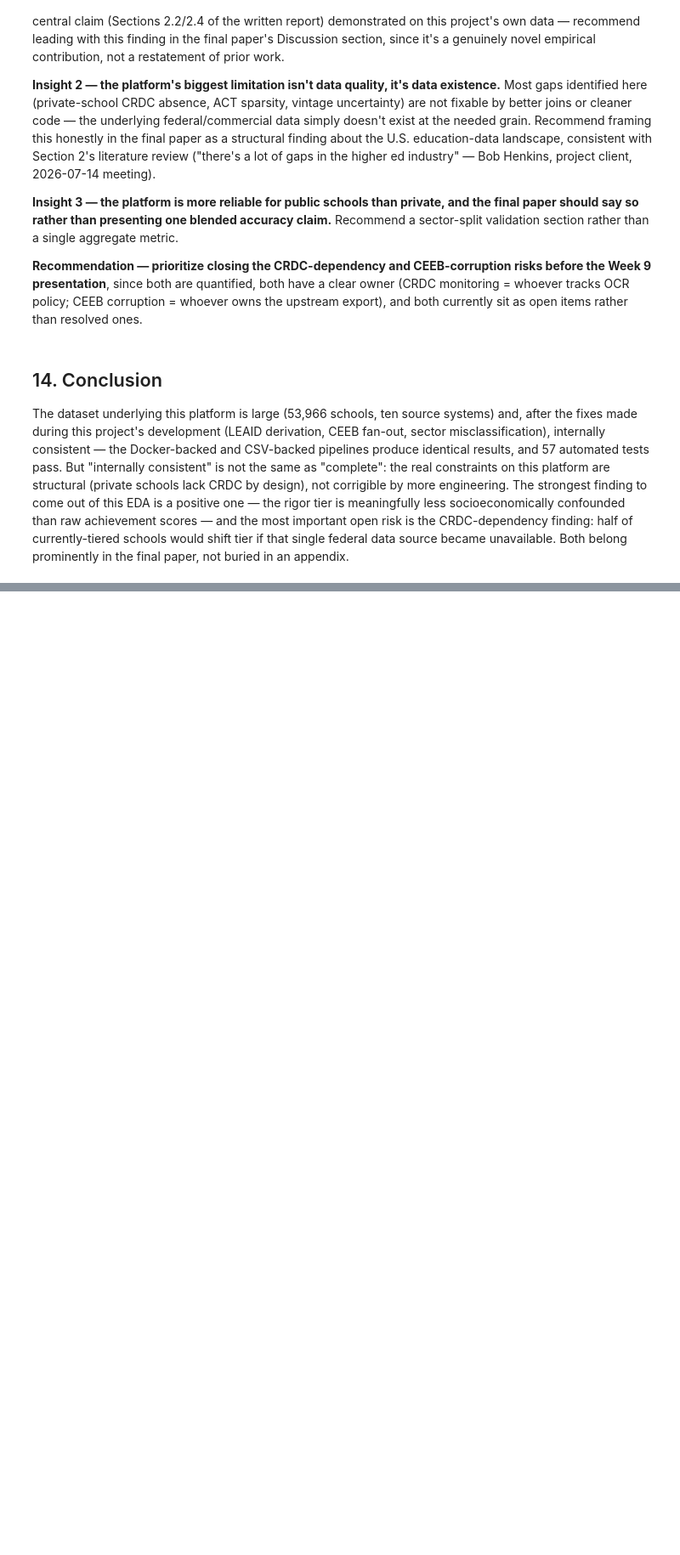
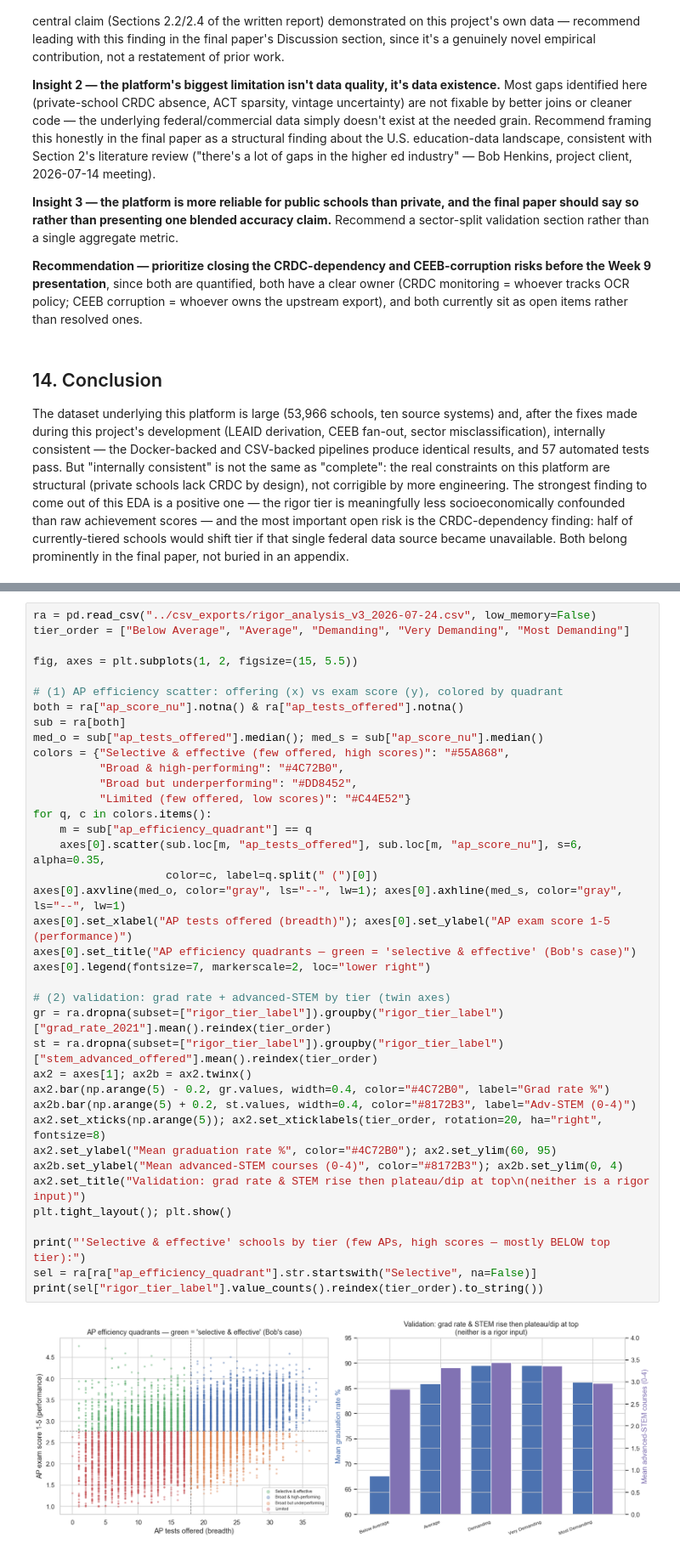
Before and after one commit to mchalekson/498-capstone, a Jupyter notebook: notebooks/EDA_Data_Analysis_Report.ipynb, the cells around one changed output, grey strips where cells are left out. Shown at 85% size. Saved outputs shown, nothing was run; the diff lists cells and outputs as text; blank space fills up the shorter version.

```diff
--- a/notebooks/EDA_Data_Analysis_Report.ipynb
+++ b/notebooks/EDA_Data_Analysis_Report.ipynb
@@ -411,0 +478,40 @@ unavailable. Both belong prominently in the final paper, not buried in an append
+# %%
+ra = pd.read_csv("../csv_exports/rigor_analysis_v3_2026-07-24.csv", low_memory=False)
+tier_order = ["Below Average", "Average", "Demanding", "Very Demanding", "Most Demanding"]
+
+fig, axes = plt.subplots(1, 2, figsize=(15, 5.5))
+
+# (1) AP efficiency scatter: offering (x) vs exam score (y), colored by quadrant
+both = ra["ap_score_nu"].notna() & ra["ap_tests_offered"].notna()
+sub = ra[both]
+med_o = sub["ap_tests_offered"].median(); med_s = sub["ap_score_nu"].median()
+colors = {"Selective & effective (few offered, high scores)": "#55A868",
+          "Broad & high-performing": "#4C72B0",
+          "Broad but underperforming": "#DD8452",
+          "Limited (few offered, low scores)": "#C44E52"}
+for q, c in colors.items():
+    m = sub["ap_efficiency_quadrant"] == q
+    axes[0].scatter(sub.loc[m, "ap_tests_offered"], sub.loc[m, "ap_score_nu"], s=6, alpha=0.35,
+                    color=c, label=q.split(" (")[0])
+axes[0].axvline(med_o, color="gray", ls="--", lw=1); axes[0].axhline(med_s, color="gray", ls="--", lw=1)
+axes[0].set_xlabel("AP tests offered (breadth)"); axes[0].set_ylabel("AP exam score 1-5 (performance)")
+axes[0].set_title("AP efficiency quadrants — green = 'selective & effective' (Bob's case)")
+axes[0].legend(fontsize=7, markerscale=2, loc="lower right")
+
+# (2) validation: grad rate + advanced-STEM by tier (twin axes)
+gr = ra.dropna(subset=["rigor_tier_label"]).groupby("rigor_tier_label")["grad_rate_2021"].mean().reindex(tier_order)
+st = ra.dropna(subset=["rigor_tier_label"]).groupby("rigor_tier_label")["stem_advanced_offered"].mean().reindex(tier_order)
+ax2 = axes[1]; ax2b = ax2.twinx()
+ax2.bar(np.arange(5) - 0.2, gr.values, width=0.4, color="#4C72B0", label="Grad rate %")
+ax2b.bar(np.arange(5) + 0.2, st.values, width=0.4, color="#8172B3", label="Adv-STEM (0-4)")
+ax2.set_xticks(np.arange(5)); ax2.set_xticklabels(tier_order, rotation=20, ha="right", fontsize=8)
+ax2.set_ylabel("Mean graduation rate %", color="#4C72B0"); ax2.set_ylim(60, 95)
+ax2b.set_ylabel("Mean advanced-STEM courses (0-4)", color="#8172B3"); ax2b.set_ylim(0, 4)
+ax2.set_title("Validation: grad rate & STEM rise then plateau/dip at top\n(neither is a rigor input)")
+plt.tight_layout(); plt.show()
+
+print("'Selective & effective' schools by tier (few APs, high scores — mostly BELOW top tier):")
+sel = ra[ra["ap_efficiency_quadrant"].str.startswith("Selective", na=False)]
+print(sel["rigor_tier_label"].value_counts().reindex(tier_order).to_string())
+# %% [output]
+[figure, added]
```
Also changed, not shown: parts of 10 cells of this notebook, 29 other files.
